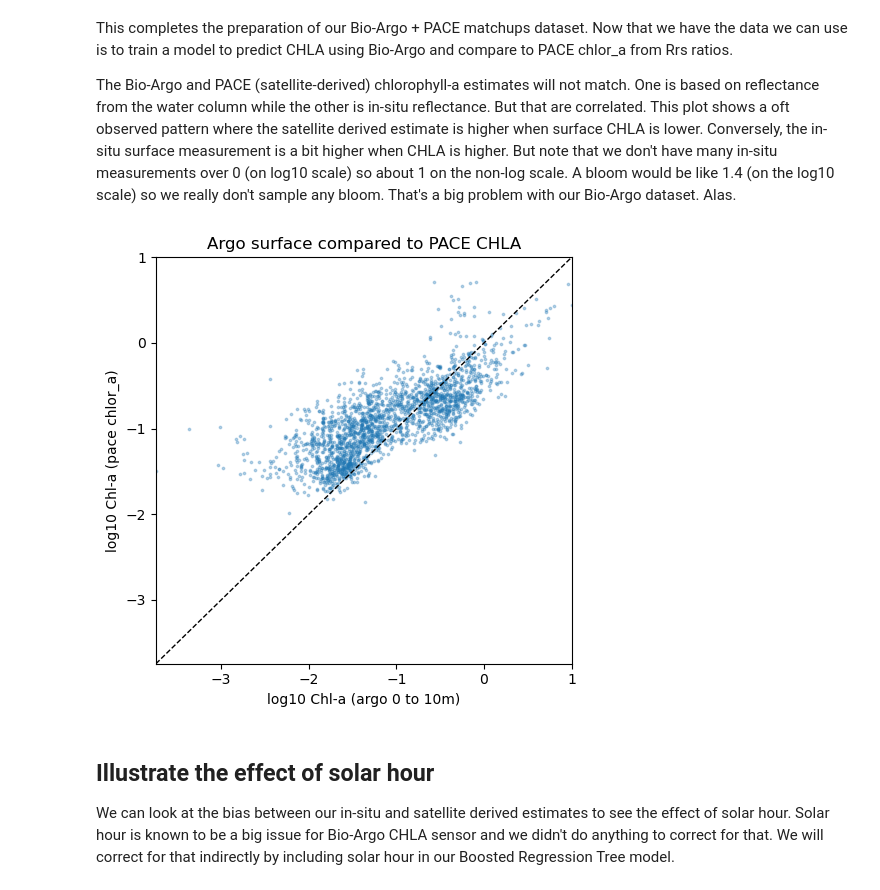
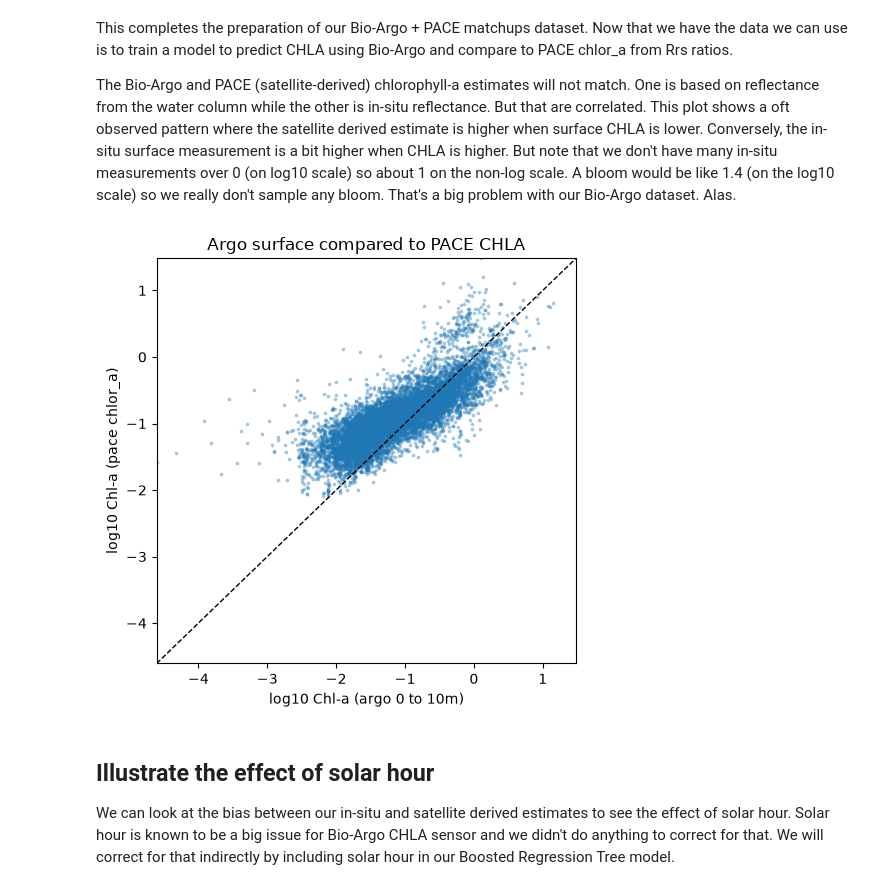
Before and after one commit to fish-pace/fish-pace-datasets, a Jupyter notebook: datasets/chla_z/notebooks/argo-matchups.ipynb, the cells around one changed output. Cells and saved outputs as stored; diff of their text form; code cells hidden in the pictures.

```diff
--- a/datasets/chla_z/notebooks/argo-matchups.ipynb
+++ b/datasets/chla_z/notebooks/argo-matchups.ipynb
@@ -1001,7 +170,7 @@ import numpy as np
 import matplotlib.pyplot as plt
 from sklearn.metrics import r2_score, mean_squared_error
 
-df = pd.read_parquet("data/CHLA_argo_profiles_plus_PACE.parquet")
+df = pd.read_parquet(b.DATA_DIR / "CHLA_argo_profiles_plus_PACE.parquet")
 df_clean = df.dropna(subset=["CHLA_0_10"])
 
 # Take logs (natural log; use np.log10 if you prefer log10)
@@ -1014,34 +183,34 @@ mask = (
     np.isfinite(y_pace) &
     (y_argo > 0) &
     (y_pace > 0)
 )
 
 y_argo = y_argo[mask]
 y_pace = y_pace[mask]
 
 y_argo = np.log10(y_argo)
 y_pace = np.log10(y_pace)
 
 # Scatter plot
 plt.figure(figsize=(5, 5))
 plt.scatter(y_argo, y_pace, s=3, alpha=0.3)
 
 # 1:1 line
 lims = [
     min(y_argo.min(), y_pace.min()),
     max(y_argo.max(), y_pace.max())
 ]
 plt.plot(lims, lims, "k--", linewidth=1)
 plt.xlim(lims)
 plt.ylim(lims)
 
 plt.xlabel("log10 Chl-a (argo 0 to 10m)")
 plt.ylabel("log10 Chl-a (pace chlor_a)")
 plt.title("Argo surface compared to PACE CHLA")
 plt.tight_layout()
 plt.show()
 # %% [output]
-[figure, old version]
+[figure, new version]
 # %% [markdown]
 ## Illustrate the effect of solar hour
 
```
Also changed, not shown: parts of 60 cells of this notebook, 19 other files.
